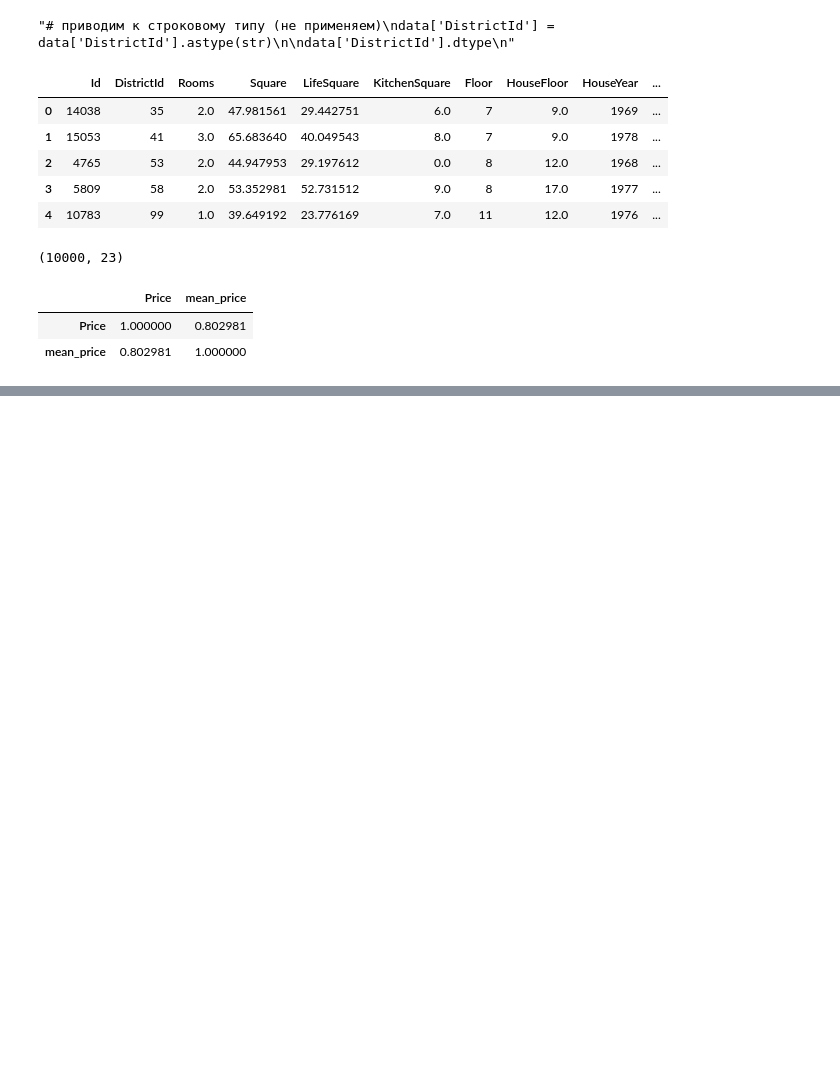
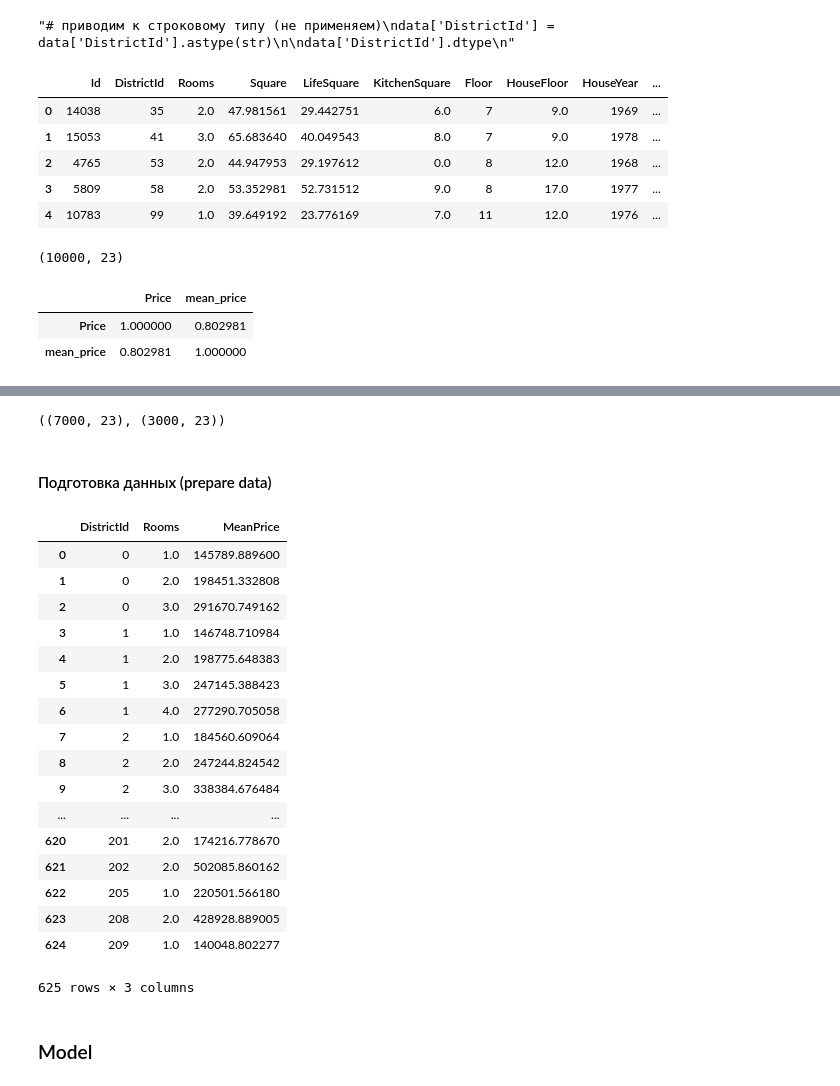
Before and after one commit to MoriMorou/GB_Python, a Jupyter notebook: Data_Science/Project/project.ipynb, the cells around one changed output, grey strips where cells are left out. Saved outputs shown, nothing was run; the diff lists cells and outputs as text; code cells hidden in the pictures; blank space fills up the shorter version.

```diff
--- a/Data_Science/Project/project.ipynb
+++ b/Data_Science/Project/project.ipynb
@@ -720,0 +728,42 @@ data.loc[:, ['Price', 'mean_price']].corr()
+# %%
+# random_state используется в различных алгоритмах sklearn, чтобы разбить связь между разными
+# предикторами (деревьями) с одинаковым значением показателя
+train, valid = train_test_split(data, test_size=0.3, random_state=42)
+# %%
+train.shape, valid.shape
+# %% [output]
+((7000, 23), (3000, 23))
+# %% [markdown]
+#### Подготовка данных (prepare data)
+# %%
+# ставим среднее значение стоимости квартир для района и количества комнат
+# быстрая поправка комнат
+# sourse_df - источник данных
+def prepare_rooms(df, source_df):
+    df.loc[df['Rooms'] > 5, 'Rooms'] = source_df['Rooms'].median()
+    return df
+# %%
+train = prepare_rooms(train, train)
+# %%
+# df для хранения усредненных значений
+stats1 = train.groupby(['DistrictId', 'Rooms'], as_index=False)[['Price']].mean().rename(columns={'Price':'MeanPrice'})
+stats1
+# %% [output]
+|  | DistrictId | Rooms | MeanPrice |
+| 0 | 0 | 1.0 | 145789.889600 |
+| 1 | 0 | 2.0 | 198451.332808 |
+| 2 | 0 | 3.0 | 291670.749162 |
+| 3 | 1 | 1.0 | 146748.710984 |
+| 4 | 1 | 2.0 | 198775.648383 |
+| 5 | 1 | 3.0 | 247145.388423 |
+| 6 | 1 | 4.0 | 277290.705058 |
+| 7 | 2 | 1.0 | 184560.609064 |
+| 8 | 2 | 2.0 | 247244.824542 |
+| 9 | 2 | 3.0 | 338384.676484 |
+| ... | ... | ... | ... |
+| 620 | 201 | 2.0 | 174216.778670 |
+| 621 | 202 | 2.0 | 502085.860162 |
+| 622 | 205 | 1.0 | 220501.566180 |
+| 623 | 208 | 2.0 | 428928.889005 |
+| 624 | 209 | 1.0 | 140048.802277 |
+625 rows × 3 columns
@@ -720,0 +782,2 @@ data.loc[:, ['Price', 'mean_price']].corr()
+# %% [markdown]
+### Model
```
Also changed, not shown: parts of 7 cells of this notebook, 2 other files.
